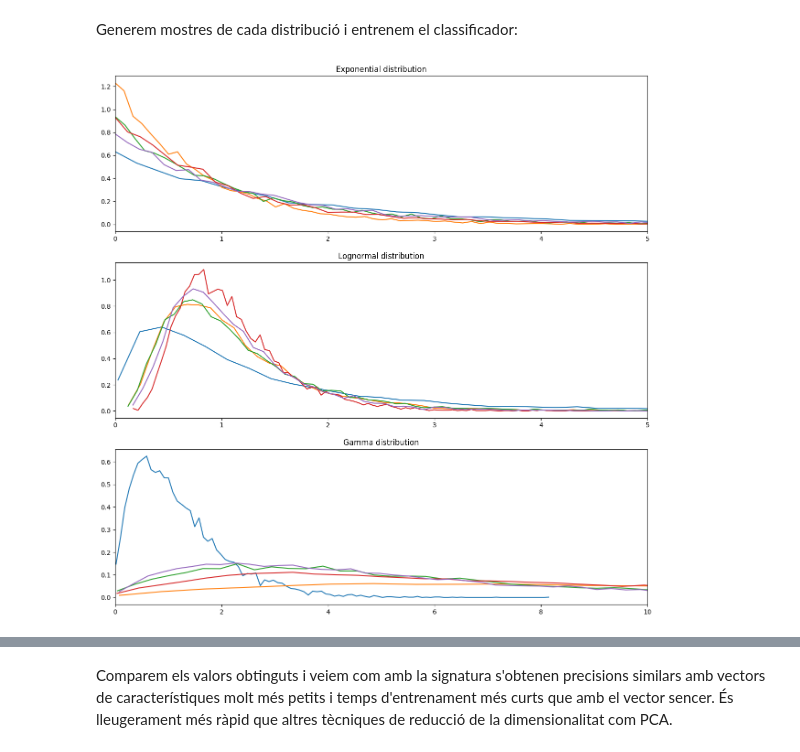
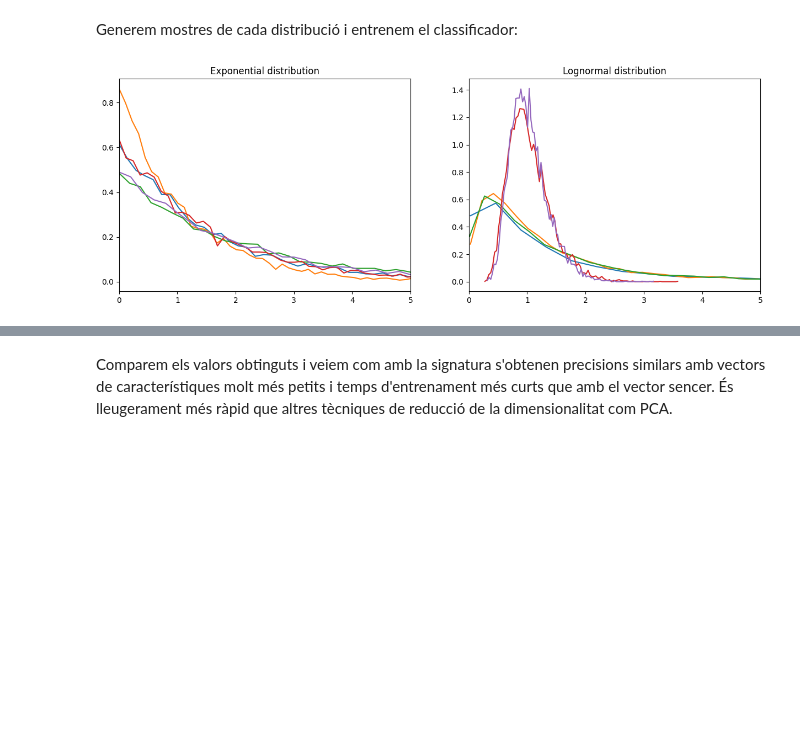
Before and after one commit to fparcerisasv/signature_method, a Jupyter notebook: signatura_exponencial.ipynb, the cells around one changed output, grey strips where cells are left out. Drawn from its saved outputs; the diff is of its cells as text; code cells hidden in the pictures; blank space fills up the shorter version.

```diff
--- a/signatura_exponencial.ipynb
+++ b/signatura_exponencial.ipynb
@@ -270,7 +270,7 @@ plt.show()
 Generem mostres de cada distribució i entrenem el classificador:
 # %%
 from tqdm import tqdm
-fig,axes = plt.subplots(3,1,figsize=(15,15))
+fig,axes = plt.subplots(1,2,figsize=(15,5))
 X = []
 y = []
 num_samples = 10000
@@ -280,46 +280,34 @@ for i in tqdm(range(dataset_size),"Building exponential dataset"):
     scale = np.random.uniform(0.5,2)
     timestamps,values=generate_data(num_samples,"exp",scale)
     if count < 5:
         axes[0].plot(timestamps,values)
         count += 1
 
     X.append(values)
     y.append("Exponential")
 
 count = 0
 for i in tqdm(range(dataset_size),"Building lognormal dataset"):
 
     sigma = np.random.uniform(0.25,1)
     timestamps,values=generate_data(num_samples,"lognorm",(0,sigma))
     if count < 5:
         axes[1].plot(timestamps,values)
         count += 1
     X.append(values)
     y.append("lognormal")
 
 
 
 
-count = 0
-for i in tqdm(range(dataset_size),"Building gamma dataset"):
-    shape = np.random.uniform(0.5,10)
-
-    timestamps,values=generate_data(num_samples,"gamma",(2,shape))
-    if count < 5:
-        axes[2].plot(timestamps,values)
-        count += 1
-    X.append(values)
-    y.append("Gamma")
-
 axes[0].set_title("Exponential distribution")
 axes[0].set_xlim(0,5)
 axes[1].set_title("Lognormal distribution")
 axes[1].set_xlim(0,5)
-axes[2].set_title("Gamma distribution")
-axes[2].set_xlim(0,10)
+
 
 plt.show()
 # %% [output]
-[figure, old version]
+[figure, new version]
 # %%
 from sklearn.decomposition import PCA
```
Also changed, not shown: parts of 4 cells of this notebook, 49 other files.
